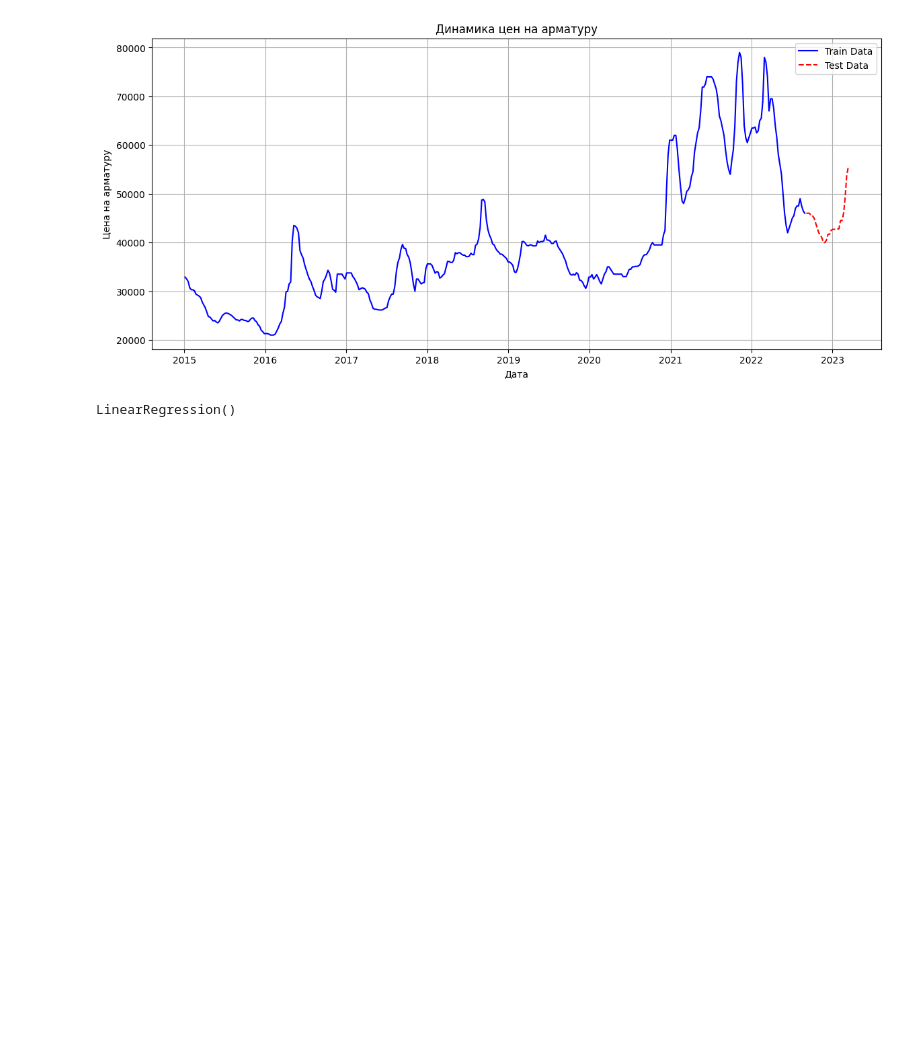
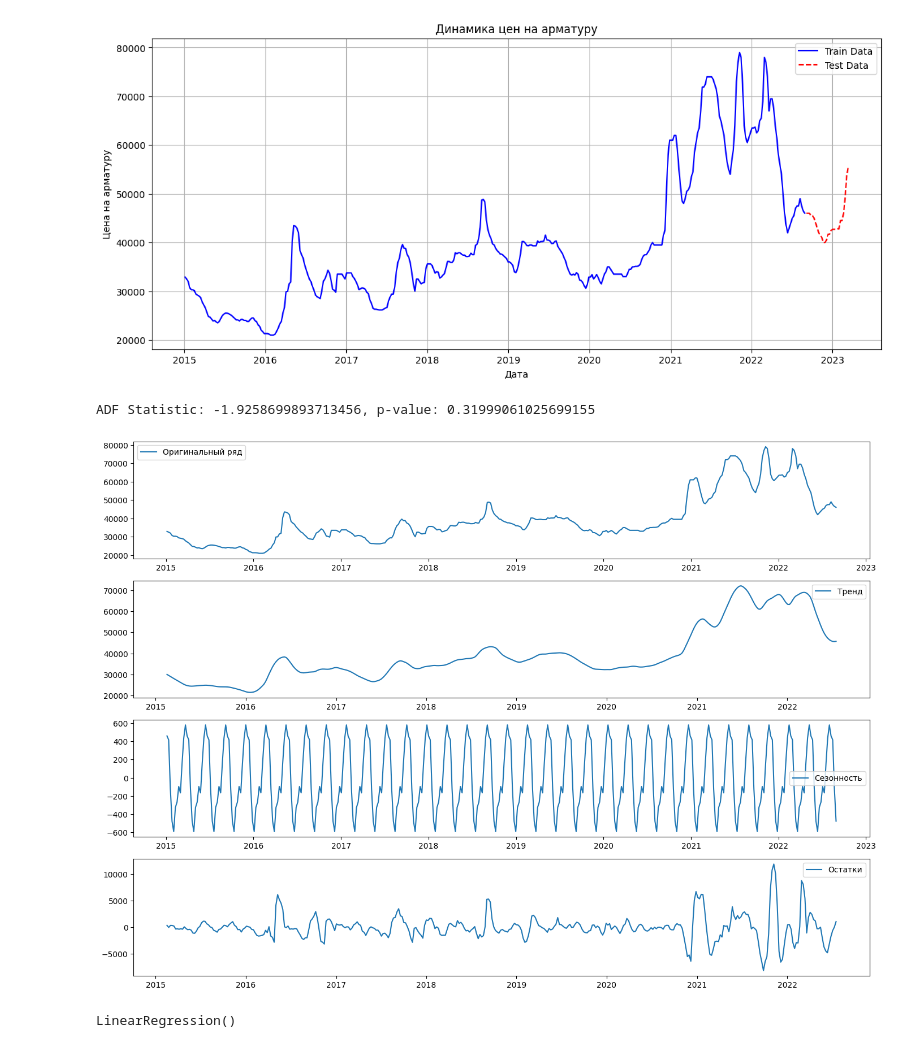
Before and after one commit to EBUSYGIN/ML-3, a Jupyter notebook: Regression.ipynb, the cells around one changed output. Drawn from its saved outputs; the diff is of its cells as text; code cells hidden in the pictures; blank space fills up the shorter version.

```diff
--- a/Regression.ipynb
+++ b/Regression.ipynb
@@ -33,3 +73,29 @@ plt.grid()
 plt.show()
 # %% [output]
 [figure]
+# %%
+# Проверка стационарности
+adf_test = adfuller(train_df["Цена на арматуру"])
+print(f"ADF Statistic: {adf_test[0]}, p-value: {adf_test[1]}")
+# %% [output]
+ADF Statistic: -1.9258699893713456, p-value: 0.31999061025699155
+# %%
+
+# Разложение на тренд, сезонность и шум
+decomposition = seasonal_decompose(train_df["Цена на арматуру"], model='additive', period=12)
+plt.figure(figsize=(14, 10))
+plt.subplot(411)
+plt.plot(train_df["Цена на арматуру"], label='Оригинальный ряд')
+plt.legend()
+plt.subplot(412)
+plt.plot(decomposition.trend, label='Тренд')
+plt.legend()
+plt.subplot(413)
+plt.plot(decomposition.seasonal, label='Сезонность')
+plt.legend()
+plt.subplot(414)
+plt.plot(decomposition.resid, label='Остатки')
+plt.legend()
+plt.tight_layout()
+# %% [output]
+[figure, added]
```
Also changed, not shown: parts of 4 cells of this notebook.
